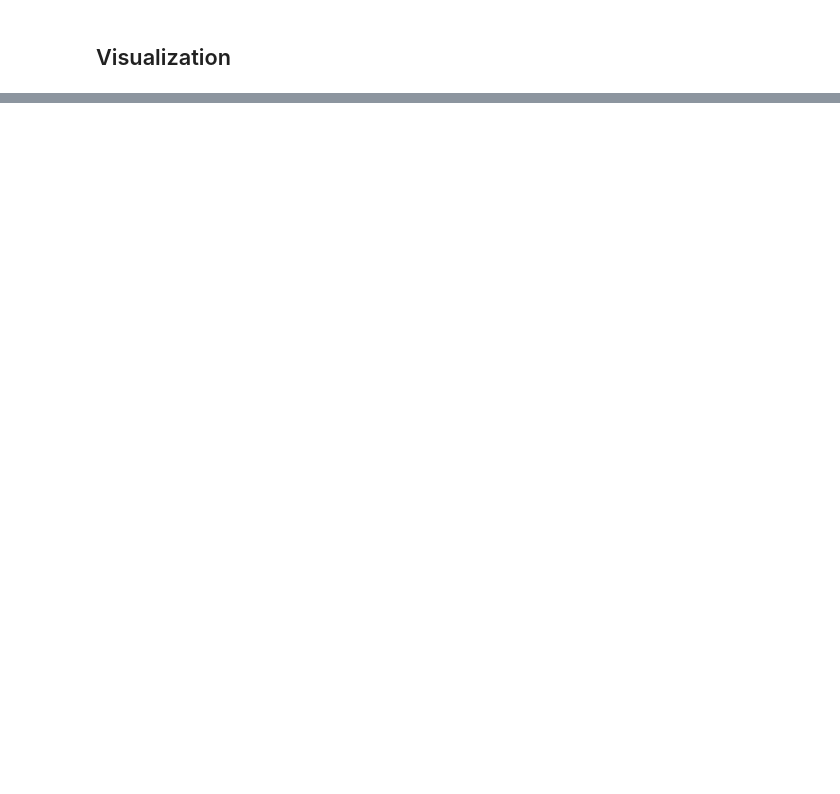
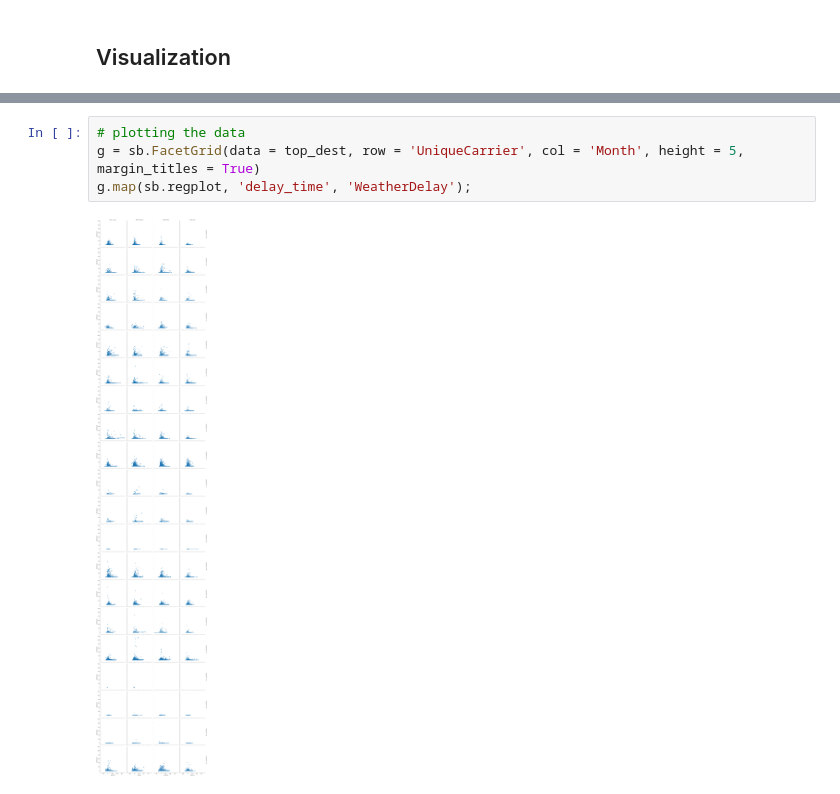
Before and after one commit to ssarrayya/alx-udacity_data-visualization, a Jupyter notebook: Part_I_exploration_template.ipynb, the cells around one changed output, grey strips where cells are left out. Saved outputs shown, nothing was run; the diff lists cells and outputs as text; blank space fills up the shorter version.

```diff
--- a/Part_I_exploration_template.ipynb
+++ b/Part_I_exploration_template.ipynb
@@ -689,0 +748,6 @@ your work in the previous sections.
+# %%
+# plotting the data
+g = sb.FacetGrid(data = top_dest, row = 'UniqueCarrier', col = 'Month', height = 5, margin_titles = True)
+g.map(sb.regplot, 'delay_time', 'WeatherDelay');
+# %% [output]
+[figure, added]
```
Also changed, not shown: parts of 29 cells of this notebook.
